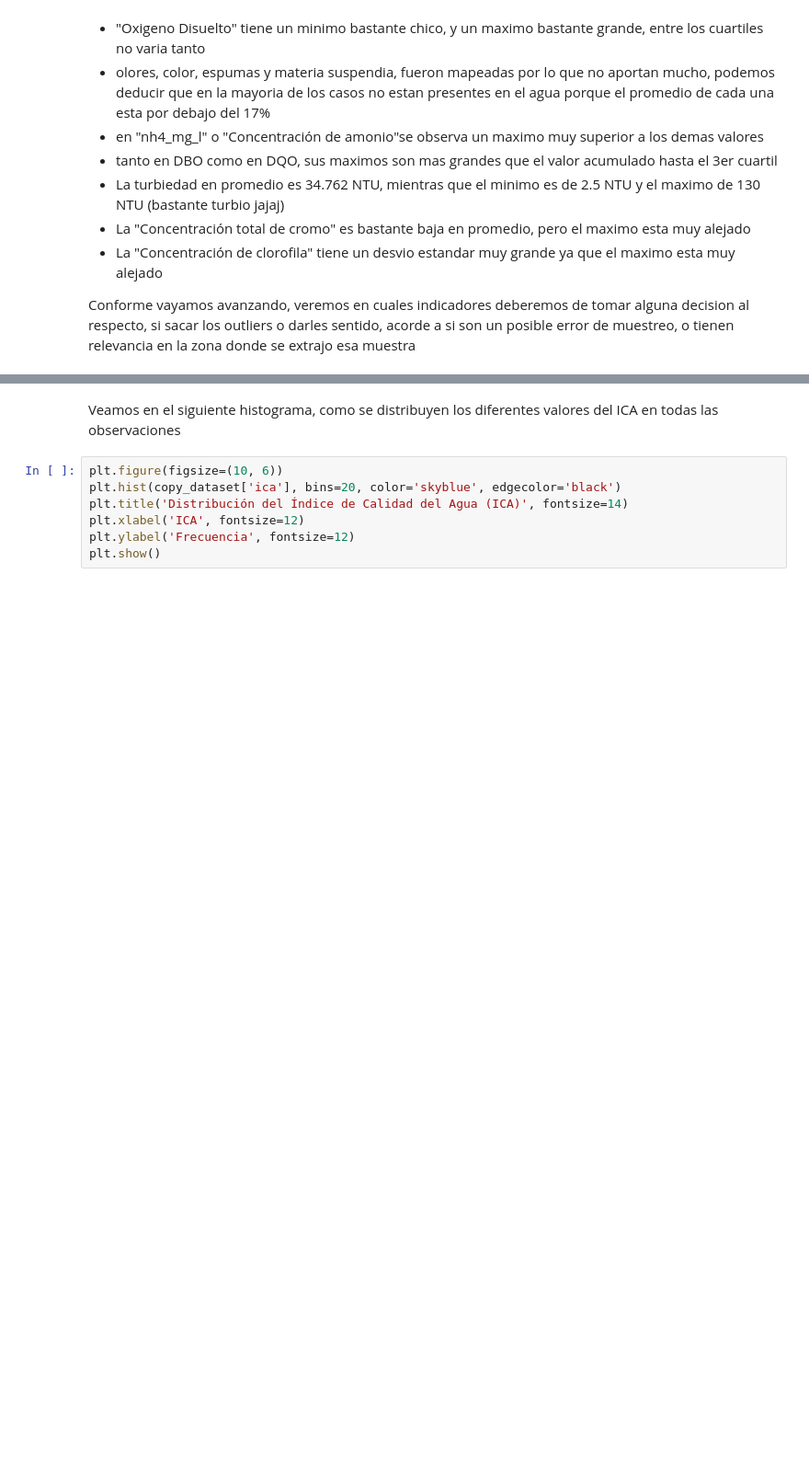
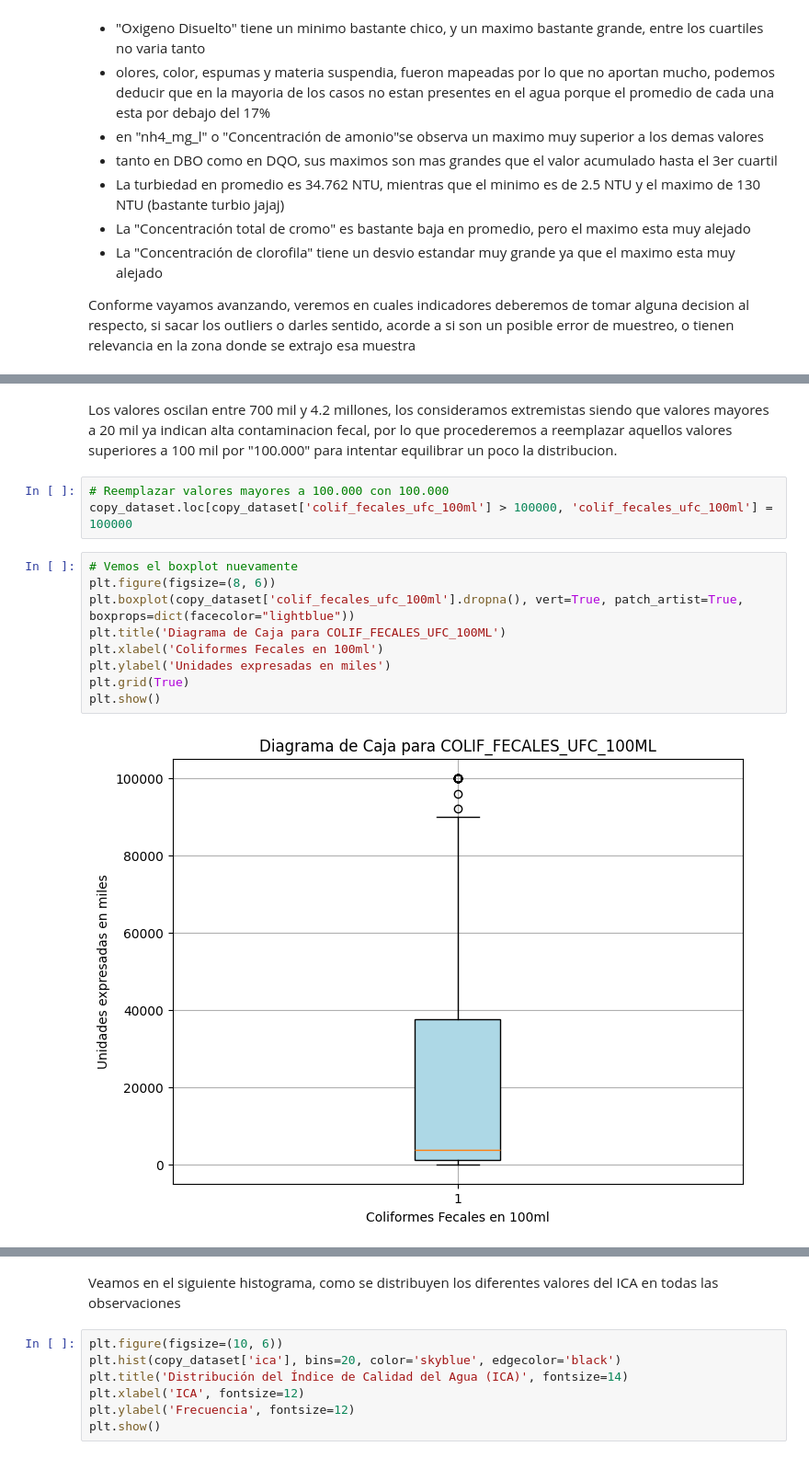
Before and after one commit to muller10000/tp-especial-ciencia-datos, a Jupyter notebook: Ejercicioespecial.ipynb, the cells around one changed output, grey strips where cells are left out. Shown at 92% size. Cells and saved outputs as stored; diff of their text form; blank space fills up the shorter version.

```diff
--- a/Ejercicioespecial.ipynb
+++ b/Ejercicioespecial.ipynb
@@ -521,0 +557,16 @@ Conforme vayamos avanzando, veremos en cuales indicadores deberemos de tomar alg
+# %% [markdown]
+Los valores oscilan entre 700 mil y 4.2 millones, los consideramos extremistas siendo que valores mayores a 20 mil ya indican alta contaminacion fecal, por lo que procederemos a reemplazar aquellos valores superiores a 100 mil por "100.000" para intentar equilibrar un poco la distribucion.
+# %%
+# Reemplazar valores mayores a 100.000 con 100.000
+copy_dataset.loc[copy_dataset['colif_fecales_ufc_100ml'] > 100000, 'colif_fecales_ufc_100ml'] = 100000
+# %%
+# Vemos el boxplot nuevamente
+plt.figure(figsize=(8, 6))
+plt.boxplot(copy_dataset['colif_fecales_ufc_100ml'].dropna(), vert=True, patch_artist=True, boxprops=dict(facecolor="lightblue"))
+plt.title('Diagrama de Caja para COLIF_FECALES_UFC_100ML')
+plt.xlabel('Coliformes Fecales en 100ml')
+plt.ylabel('Unidades expresadas en miles')
+plt.grid(True)
+plt.show()
+# %% [output]
+[figure, added]
```
Also changed, not shown: parts of 114 cells of this notebook, 1 other file.
